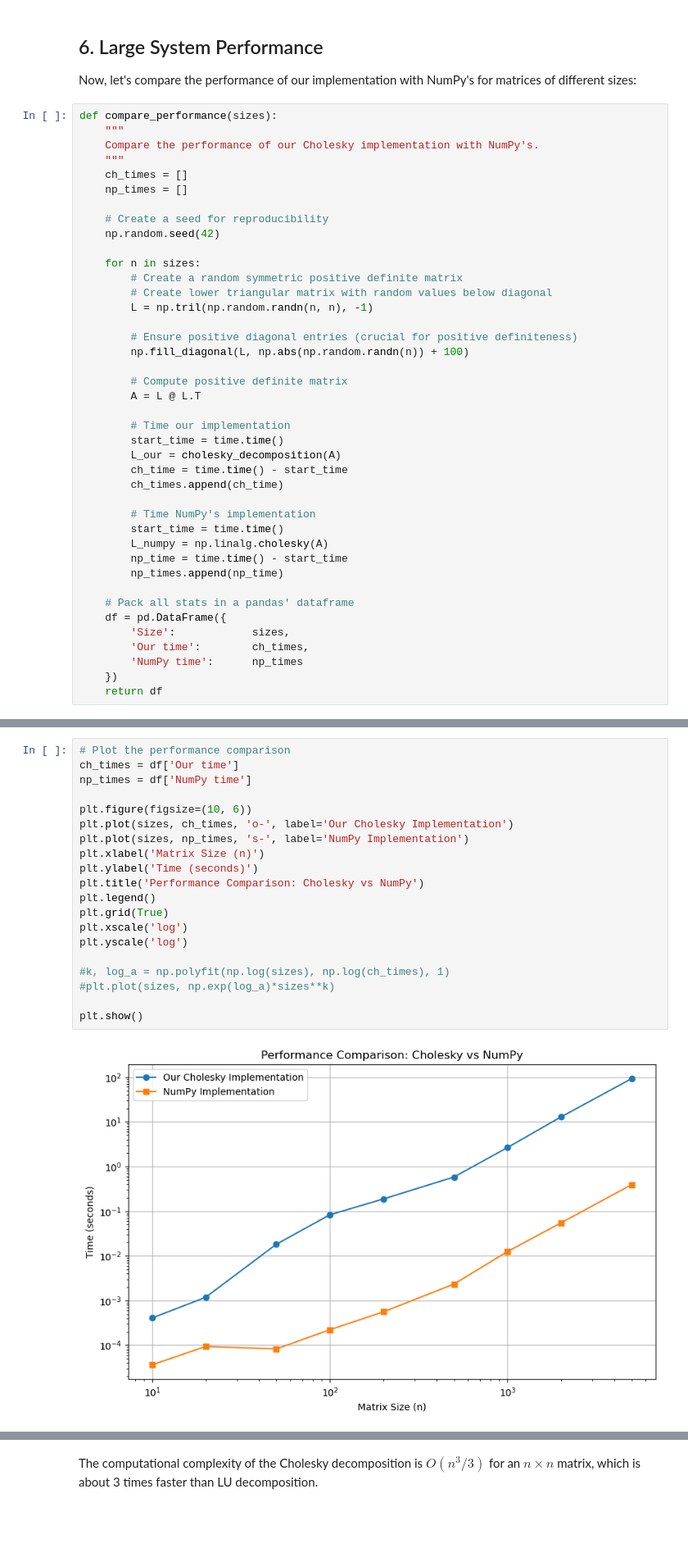
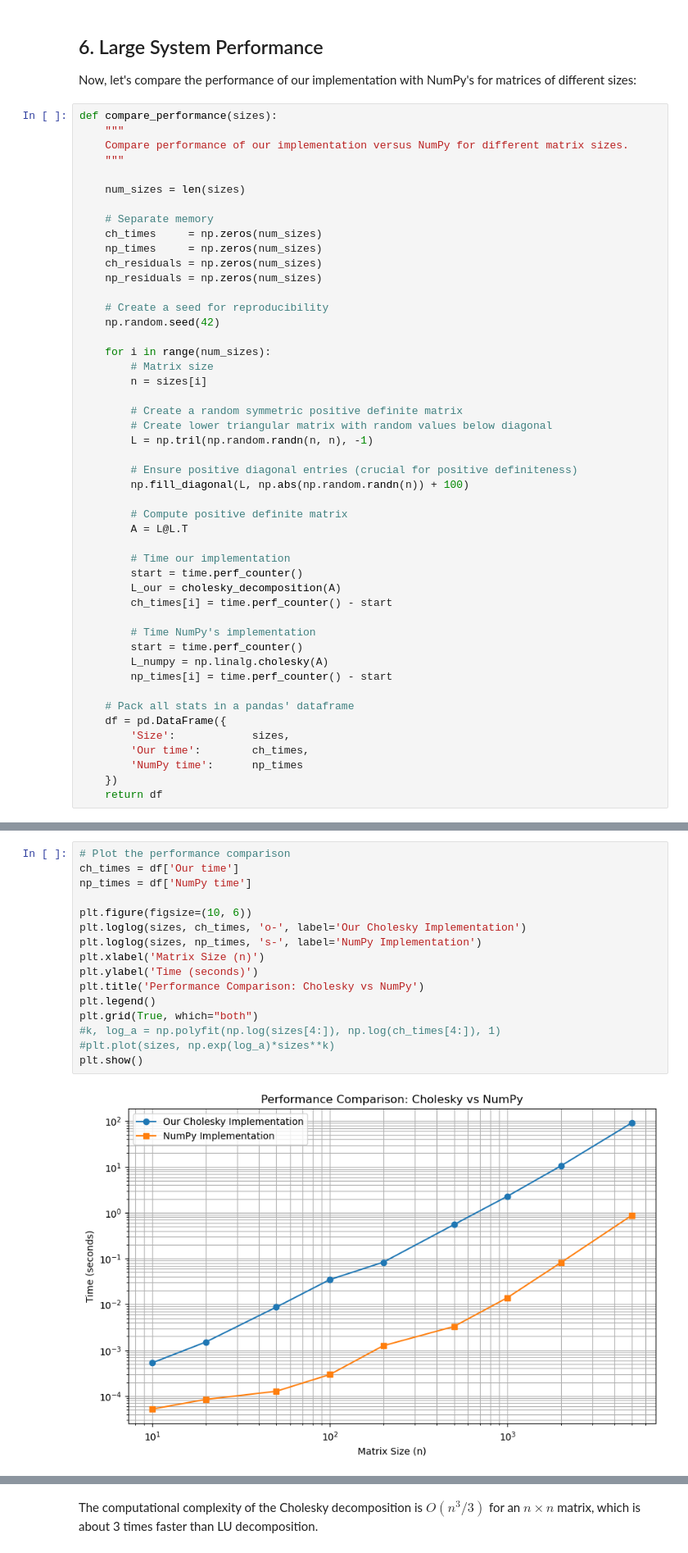
Before and after one commit to diegoandresalvarez/metodosnumericos, a Jupyter notebook: codigo/02_sistemas_ecuaciones_lineales/cholesky_decomposition.ipynb, the cells around one changed output, grey strips where cells are left out. Shown at 82% size. Cells and saved outputs as stored; diff of their text form; blank space fills up the shorter version.

Commit message:
Better Cholesky decomposition

```diff
--- a/codigo/02_sistemas_ecuaciones_lineales/cholesky_decomposition.ipynb
+++ b/codigo/02_sistemas_ecuaciones_lineales/cholesky_decomposition.ipynb
@@ -278,15 +335,24 @@ Now, let's compare the performance of our implementation with NumPy's for matric
 # %%
 def compare_performance(sizes):
     """
-    Compare the performance of our Cholesky implementation with NumPy's.
+    Compare performance of our implementation versus NumPy for different matrix sizes.
     """
-    ch_times = []
-    np_times = []
+
+    num_sizes = len(sizes)
+
+    # Separate memory
+    ch_times     = np.zeros(num_sizes)
+    np_times     = np.zeros(num_sizes)
+    ch_residuals = np.zeros(num_sizes)
+    np_residuals = np.zeros(num_sizes)
 
     # Create a seed for reproducibility
     np.random.seed(42)
 
-    for n in sizes:
+    for i in range(num_sizes):
+        # Matrix size
+        n = sizes[i]
+
         # Create a random symmetric positive definite matrix
         # Create lower triangular matrix with random values below diagonal
         L = np.tril(np.random.randn(n, n), -1)
@@ -295,19 +361,17 @@ def compare_performance(sizes):
         np.fill_diagonal(L, np.abs(np.random.randn(n)) + 100)
 
         # Compute positive definite matrix
-        A = L @ L.T
+        A = L@L.T
 
         # Time our implementation
-        start_time = time.time()
+        start = time.perf_counter()
         L_our = cholesky_decomposition(A)
-        ch_time = time.time() - start_time
-        ch_times.append(ch_time)
+        ch_times[i] = time.perf_counter() - start
 
         # Time NumPy's implementation
-        start_time = time.time()
+        start = time.perf_counter()
         L_numpy = np.linalg.cholesky(A)
-        np_time = time.time() - start_time
-        np_times.append(np_time)
+        np_times[i] = time.perf_counter() - start
 
     # Pack all stats in a pandas' dataframe
     df = pd.DataFrame({
@@ -337,23 +401,19 @@ Performance Comparison:
 # %%
 # Plot the performance comparison
 ch_times = df['Our time']
 np_times = df['NumPy time']
 
 plt.figure(figsize=(10, 6))
-plt.plot(sizes, ch_times, 'o-', label='Our Cholesky Implementation')
-plt.plot(sizes, np_times, 's-', label='NumPy Implementation')
+plt.loglog(sizes, ch_times, 'o-', label='Our Cholesky Implementation')
+plt.loglog(sizes, np_times, 's-', label='NumPy Implementation')
 plt.xlabel('Matrix Size (n)')
 plt.ylabel('Time (seconds)')
 plt.title('Performance Comparison: Cholesky vs NumPy')
 plt.legend()
-plt.grid(True)
-plt.xscale('log')
-plt.yscale('log')
-
-#k, log_a = np.polyfit(np.log(sizes), np.log(ch_times), 1)
+plt.grid(True, which="both")
+#k, log_a = np.polyfit(np.log(sizes[4:]), np.log(ch_times[4:]), 1)
 #plt.plot(sizes, np.exp(log_a)*sizes**k)
-
 plt.show()
 # %% [output]
-[figure, old version]
+[figure, new version]
 # %% [markdown]
```
Also changed, not shown: parts of 19 cells of this notebook, 4 other files.
